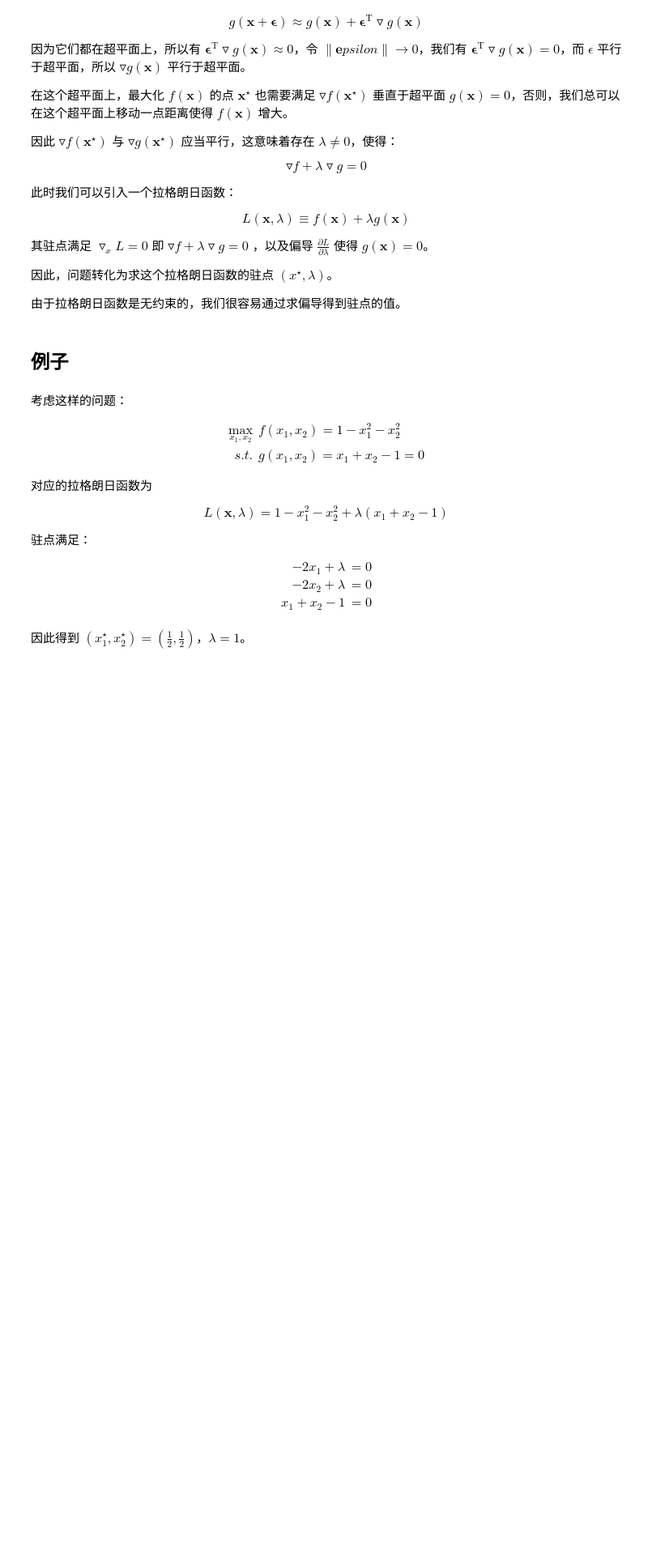
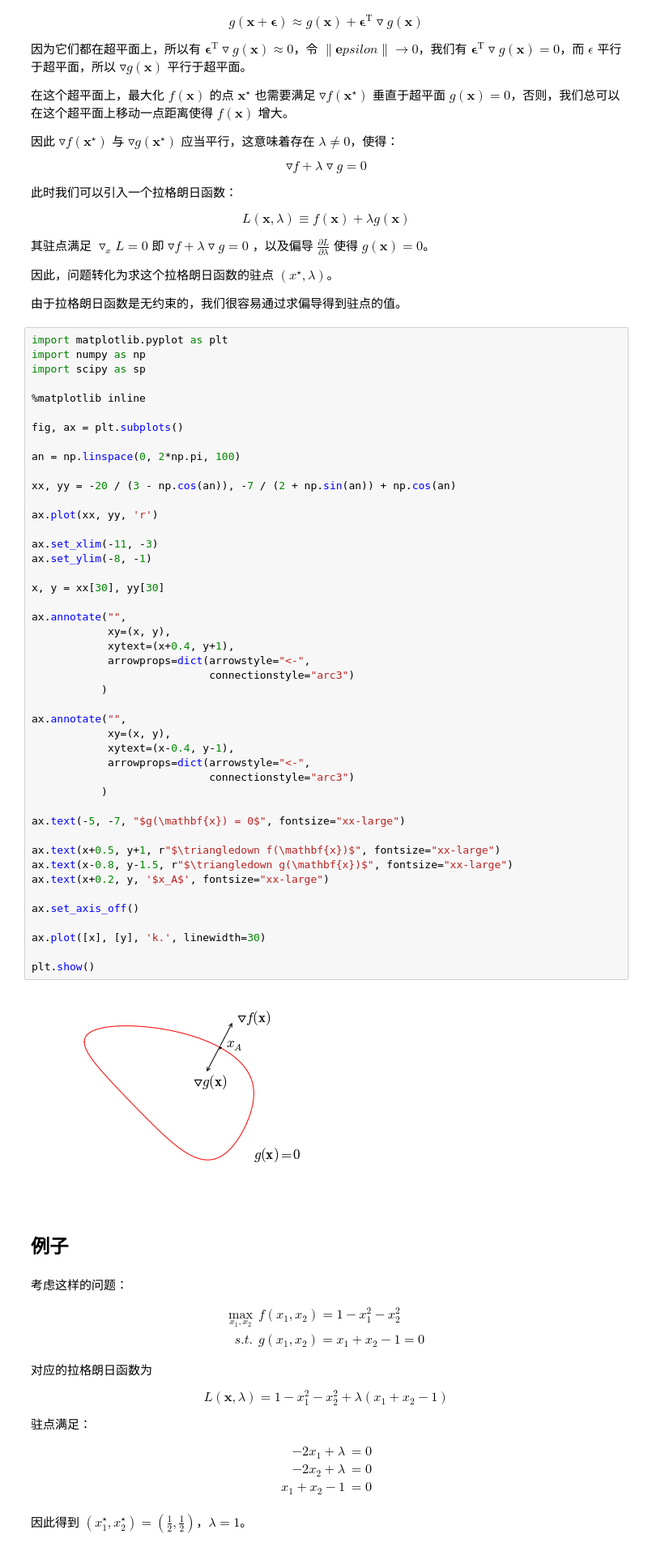
Before and after one commit to wanghaisheng/notes-machine-learning, a Jupyter notebook: Appendix/Appendix-E-Lagrange-Multipliers.ipynb, the cells around one changed output. Shown at 81% size. Saved outputs shown, nothing was run; the diff lists cells and outputs as text; blank space fills up the shorter version.

```diff
--- a/Appendix/Appendix-E-Lagrange-Multipliers.ipynb
+++ b/Appendix/Appendix-E-Lagrange-Multipliers.ipynb
@@ -57,6 +57,53 @@ $，以及偏导 $\frac{\partial L}{\partial \lambda}$ 使得 $g(\mathbf x) = 0$
 因此，问题转化为求这个拉格朗日函数的驻点 $(x^\star, \lambda)$。
 
 由于拉格朗日函数是无约束的，我们很容易通过求偏导得到驻点的值。
+# %%
+import matplotlib.pyplot as plt
+import numpy as np
+import scipy as sp
+
+%matplotlib inline
+
+fig, ax = plt.subplots()
+
+an = np.linspace(0, 2*np.pi, 100)
+
+xx, yy = -20 / (3 - np.cos(an)), -7 / (2 + np.sin(an)) + np.cos(an)
+
+ax.plot(xx, yy, 'r')
+
+ax.set_xlim(-11, -3)
+ax.set_ylim(-8, -1)
+
+x, y = xx[30], yy[30]
+
+ax.annotate("",
+            xy=(x, y),
+            xytext=(x+0.4, y+1),
+            arrowprops=dict(arrowstyle="<-",
+                            connectionstyle="arc3")
+           )
+
+ax.annotate("",
+            xy=(x, y),
+            xytext=(x-0.4, y-1),
+            arrowprops=dict(arrowstyle="<-",
+                            connectionstyle="arc3")
+           )
+
+ax.text(-5, -7, "$g(\mathbf{x}) = 0$", fontsize="xx-large")
+
+ax.text(x+0.5, y+1, r"$\triangledown f(\mathbf{x})$", fontsize="xx-large")
+ax.text(x-0.8, y-1.5, r"$\triangledown g(\mathbf{x})$", fontsize="xx-large")
+ax.text(x+0.2, y, '$x_A$', fontsize="xx-large")
+
+ax.set_axis_off()
+
+ax.plot([x], [y], 'k.', linewidth=30)
+
+plt.show()
+# %% [output]
+[figure, added]
 # %% [markdown]
 ## 例子
 # %% [markdown]
```
Also changed, not shown: parts of 2 cells of this notebook, 4 other files.
